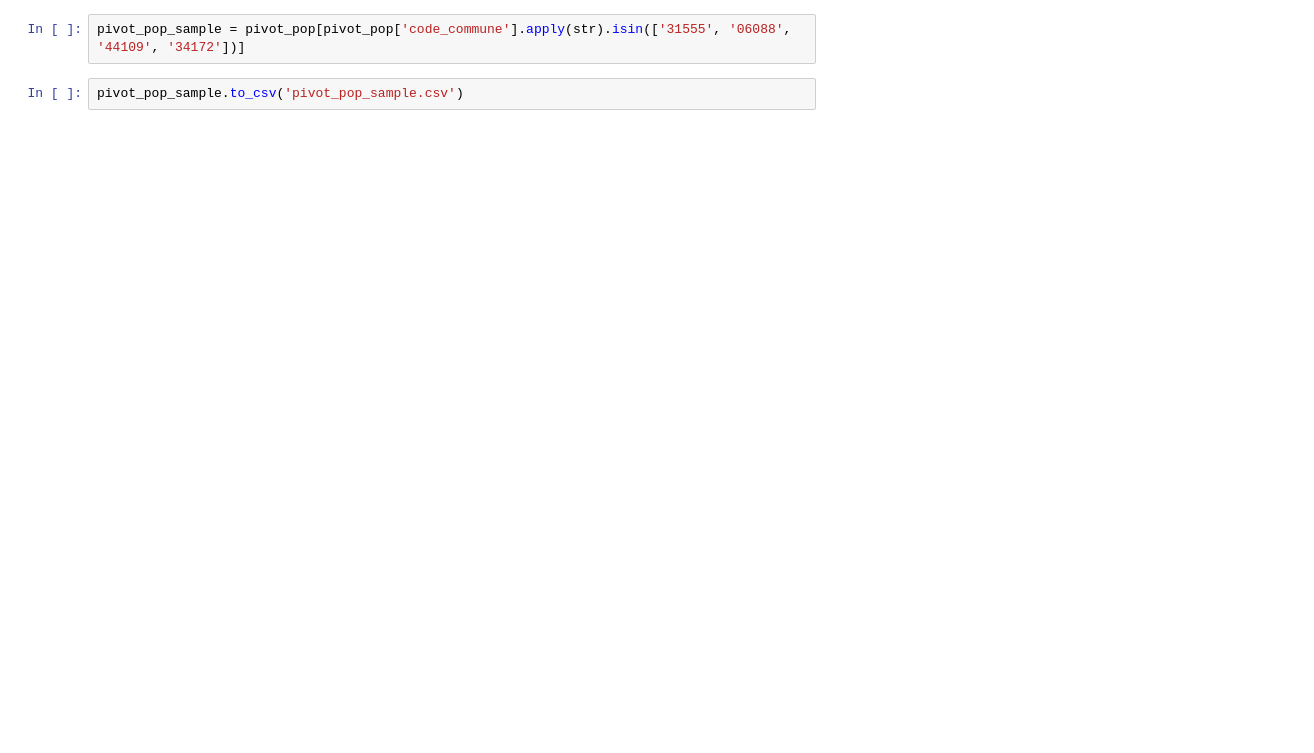
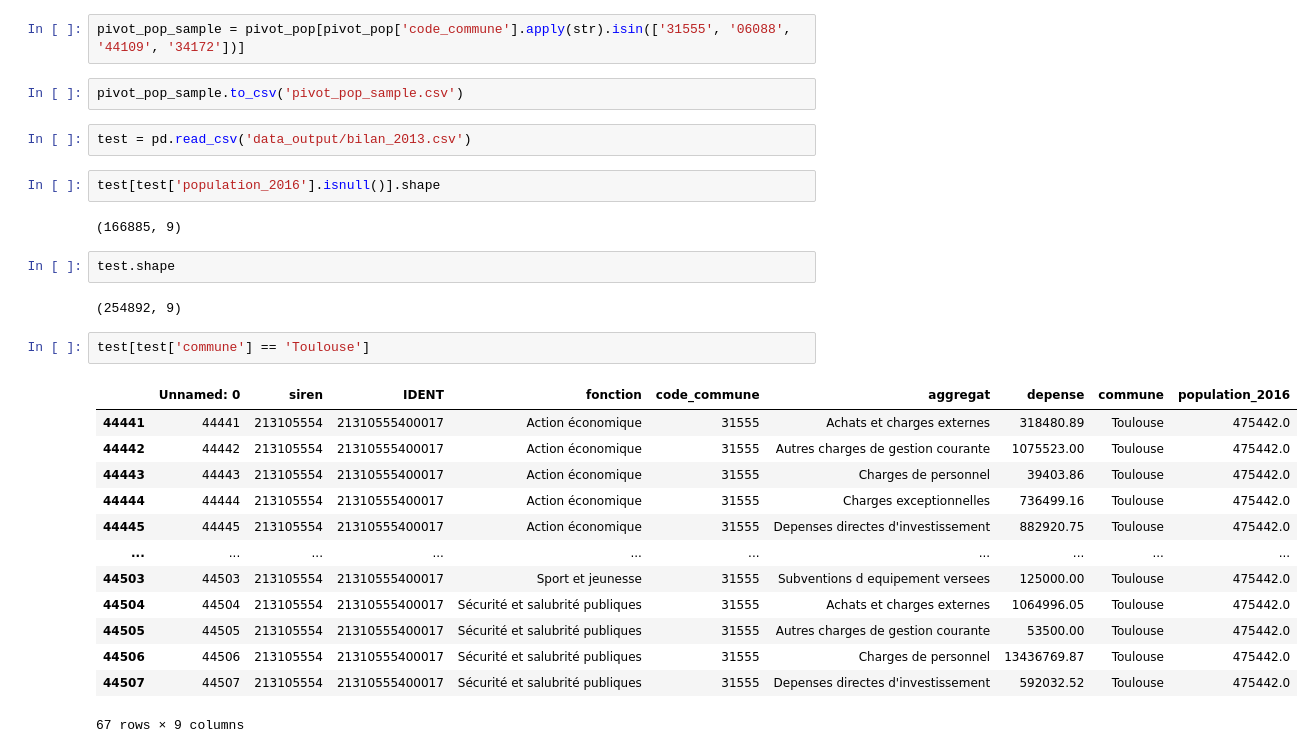
Before and after one commit to gregoiredav/depenses-loc, a Jupyter notebook: prototype.ipynb, the cells around one changed output. Drawn from its saved outputs; the diff is of its cells as text; blank space fills up the shorter version.

```diff
--- a/prototype.ipynb
+++ b/prototype.ipynb
@@ -63,3 +245,29 @@ pivot_pop.to_csv('pivot_pop.csv')
 pivot_pop_sample = pivot_pop[pivot_pop['code_commune'].apply(str).isin(['31555', '06088', '44109', '34172'])]
 # %%
 pivot_pop_sample.to_csv('pivot_pop_sample.csv')
+# %%
+test = pd.read_csv('data_output/bilan_2013.csv')
+# %%
+test[test['population_2016'].isnull()].shape
+# %% [output]
+(166885, 9)
+# %%
+test.shape
+# %% [output]
+(254892, 9)
+# %%
+test[test['commune'] == 'Toulouse']
+# %% [output]
+|  | Unnamed: 0 | siren | IDENT | fonction | code_commune | aggregat | depense | commune | population_2016 |
+| 44441 | 44441 | 213105554 | 21310555400017 | Action économique | 31555 | Achats et charges externes | 318480.89 | Toulouse | 475442.0 |
+| 44442 | 44442 | 213105554 | 21310555400017 | Action économique | 31555 | Autres charges de gestion courante | 1075523.00 | Toulouse | 475442.0 |
+| 44443 | 44443 | 213105554 | 21310555400017 | Action économique | 31555 | Charges de personnel | 39403.86 | Toulouse | 475442.0 |
+| 44444 | 44444 | 213105554 | 21310555400017 | Action économique | 31555 | Charges exceptionnelles | 736499.16 | Toulouse | 475442.0 |
+| 44445 | 44445 | 213105554 | 21310555400017 | Action économique | 31555 | Depenses directes d'investissement | 882920.75 | Toulouse | 475442.0 |
+| ... | ... | ... | ... | ... | ... | ... | ... | ... | ... |
+| 44503 | 44503 | 213105554 | 21310555400017 | Sport et jeunesse | 31555 | Subventions d equipement versees | 125000.00 | Toulouse | 475442.0 |
+| 44504 | 44504 | 213105554 | 21310555400017 | Sécurité et salubrité publiques | 31555 | Achats et charges externes | 1064996.05 | Toulouse | 475442.0 |
+| 44505 | 44505 | 213105554 | 21310555400017 | Sécurité et salubrité publiques | 31555 | Autres charges de gestion courante | 53500.00 | Toulouse | 475442.0 |
+| 44506 | 44506 | 213105554 | 21310555400017 | Sécurité et salubrité publiques | 31555 | Charges de personnel | 13436769.87 | Toulouse | 475442.0 |
+| 44507 | 44507 | 213105554 | 21310555400017 | Sécurité et salubrité publiques | 31555 | Depenses directes d'investissement | 592032.52 | Toulouse | 475442.0 |
+67 rows × 9 columns
```
Also changed, not shown: parts of 39 cells of this notebook, 4 other files.
